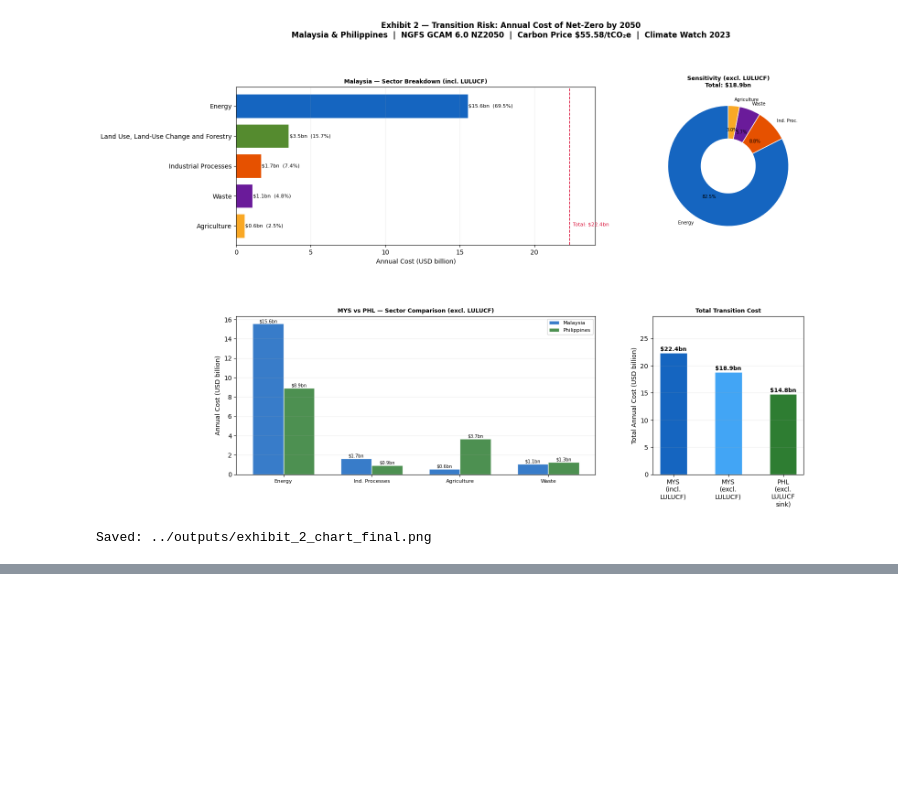
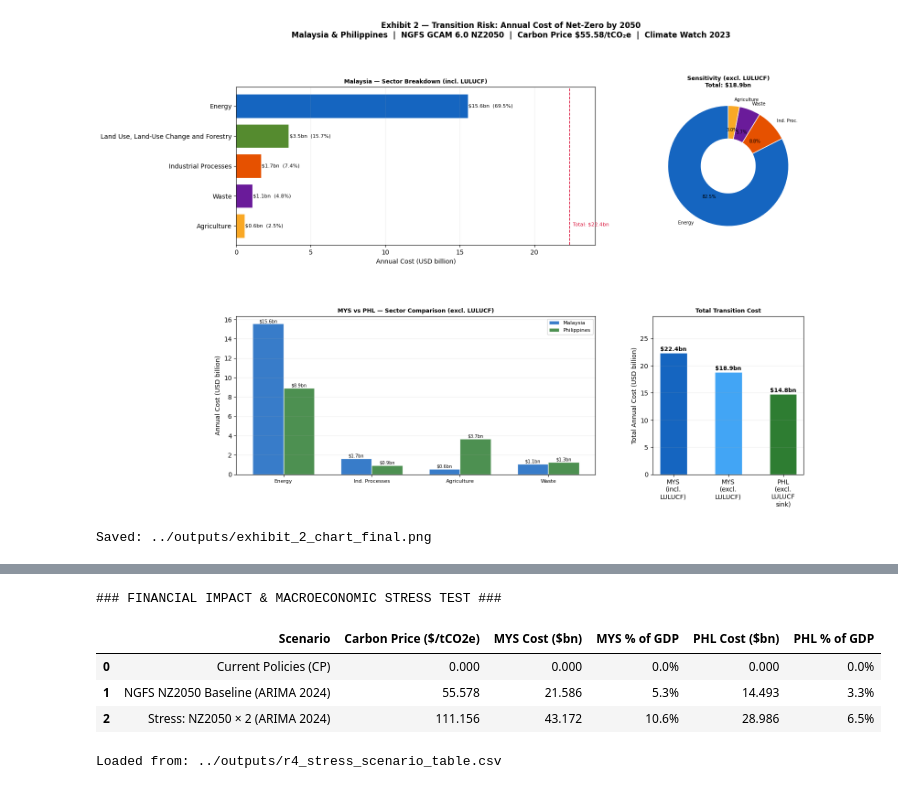
Before and after one commit to Jiakang418/R-Ignite-Masa-Hacktathonn, a Jupyter notebook: notebooks/05_exhibit2_visualization.ipynb, the cells around one changed output, grey strips where cells are left out. Drawn from its saved outputs; the diff is of its cells as text; code cells hidden in the pictures; blank space fills up the shorter version.

```diff
--- a/notebooks/05_exhibit2_visualization.ipynb
+++ b/notebooks/05_exhibit2_visualization.ipynb
@@ -362,2 +424,31 @@ Stress (2× NZ2050)                 111.156            44.75         11.9
 
 R4 COMPLETE ✓
+# %%
+# ── Cell 6: Financial Impact Display Table ────────────────────────────────
+# WHY: Renders the previously generated stress scenario CSV into a clean,
+# formatted Pandas DataFrame display for immediate notebook review.
+
+# ── Cell 6: Financial impact display table ─────────────────────────────────────
+stress_csv = OUT_D / 'r4_stress_scenario_table.csv'
+df_stress = pd.read_csv(stress_csv).copy()
+df_stress = df_stress.rename(columns={
+    'Carbon Price (USD/t)': 'Carbon Price ($/tCO2e)',
+    'MYS Cost (USD bn)': 'MYS Cost ($bn)',
+    'PHL Cost (USD bn)': 'PHL Cost ($bn)',
+    'MYS % GDP': 'MYS % of GDP',
+    'PHL % GDP': 'PHL % of GDP',
+})
+
+df_stress['MYS % of GDP'] = df_stress['MYS % of GDP'].map('{:.1f}%'.format)
+df_stress['PHL % of GDP'] = df_stress['PHL % of GDP'].map('{:.1f}%'.format)
+
+print('### FINANCIAL IMPACT & MACROECONOMIC STRESS TEST ###')
+display(df_stress)
+print(f'Loaded from: {stress_csv}')
+# %% [output]
+### FINANCIAL IMPACT & MACROECONOMIC STRESS TEST ###
+|  | Scenario | Carbon Price ($/tCO2e) | MYS Cost ($bn) | MYS % of GDP | PHL Cost ($bn) | PHL % of GDP |
+| 0 | Current Policies (CP) | 0.000 | 0.000 | 0.0% | 0.000 | 0.0% |
+| 1 | NGFS NZ2050 Baseline (ARIMA 2024) | 55.578 | 21.586 | 5.3% | 14.493 | 3.3% |
+| 2 | Stress: NZ2050 × 2 (ARIMA 2024) | 111.156 | 43.172 | 10.6% | 28.986 | 6.5% |
+Loaded from: ../outputs/r4_stress_scenario_table.csv
```
Also changed, not shown: parts of 6 cells of this notebook, 33 other files.
